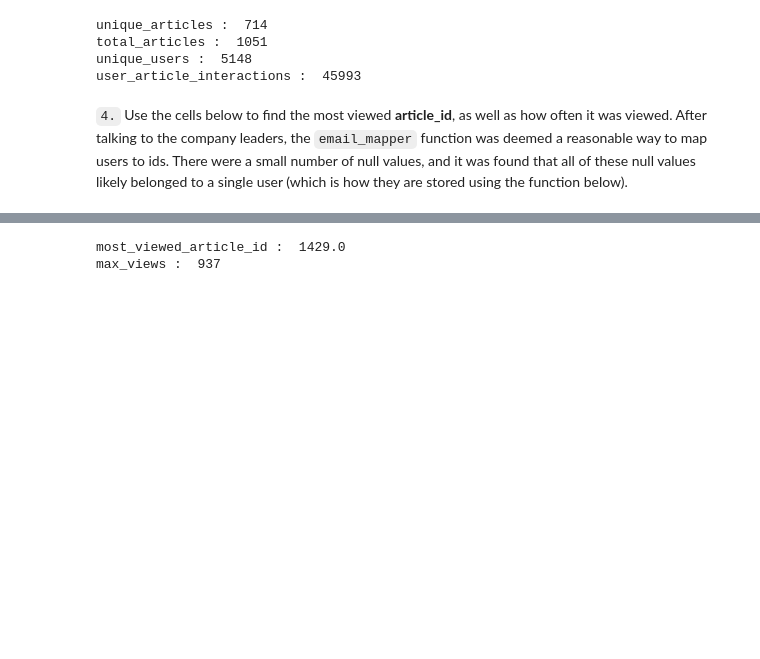
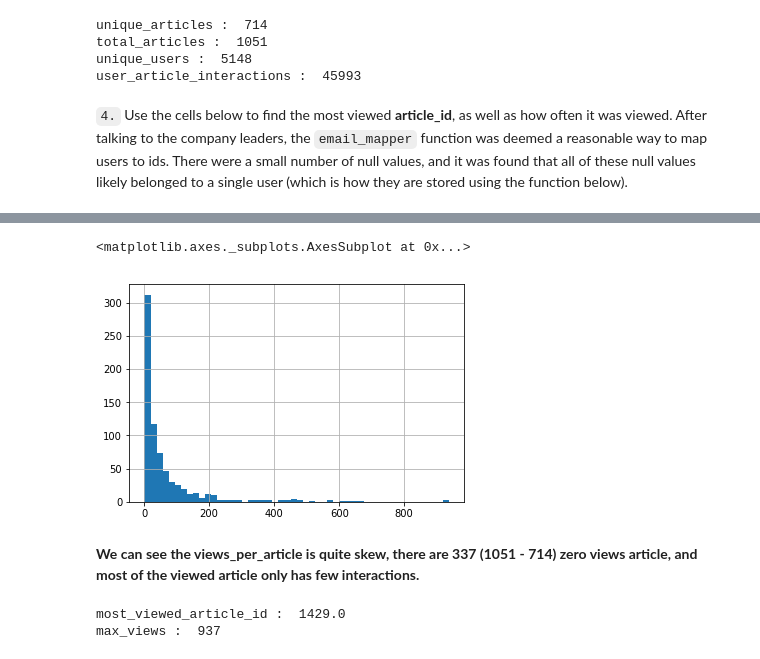
Before and after one commit to jimmyadeline/IBM_Recommendation_System, a Jupyter notebook: Recommendations_with_IBM.ipynb, the cells around one changed output, grey strips where cells are left out. Saved outputs shown, nothing was run; the diff lists cells and outputs as text; code cells hidden in the pictures; blank space fills up the shorter version.

```diff
--- a/Recommendations_with_IBM.ipynb
+++ b/Recommendations_with_IBM.ipynb
@@ -179,0 +198,3 @@ user_article_interactions :  45993
+# %%
+views_per_article = df.groupby(['article_id']).size()
+views_per_article.describe()
@@ -180,3 +211,10 @@ user_article_interactions :  45993
+# %%
+views_per_article.hist(bins=50)
+# %% [output]
+<matplotlib.axes._subplots.AxesSubplot at 0x...>
+[figure, added]
+# %% [markdown]
+**We can see the views_per_article is quite skew, there are 337 (1051 - 714) zero views article, and most of the viewed article only has few interactions.**
 # %%
 most_viewed_article_id = str(df['article_id'].value_counts().idxmax()) # The most viewed article in the dataset as a string with one value following the decimal
 max_views = df['article_id'].value_counts().max() # The most viewed article in the dataset was viewed how many times?
```
Also changed, not shown: parts of 19 cells of this notebook, 1 other file.
